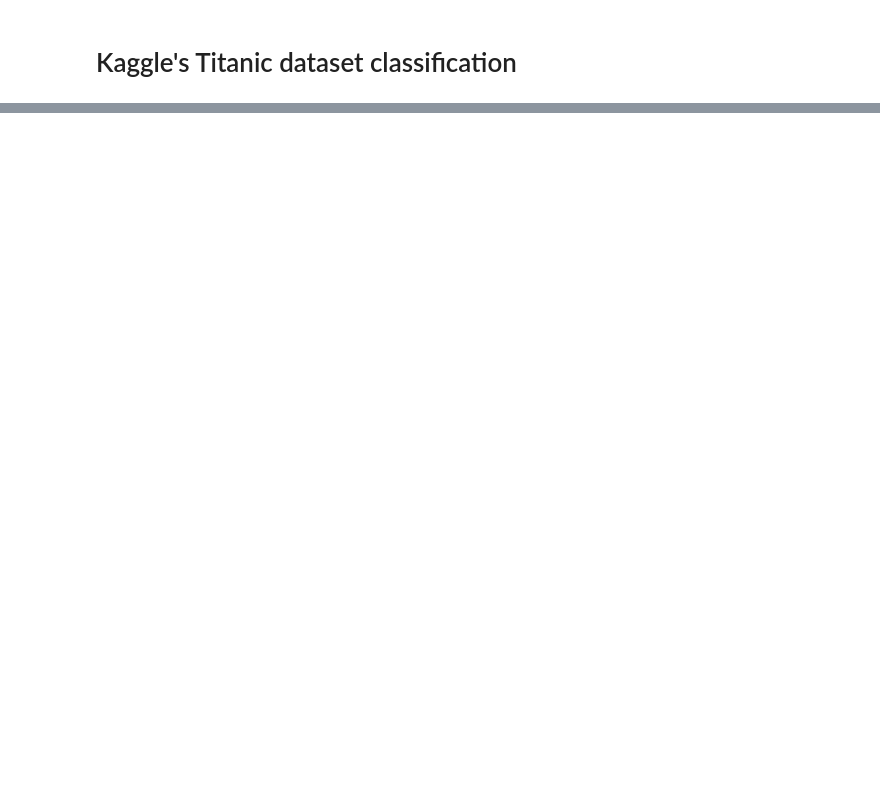
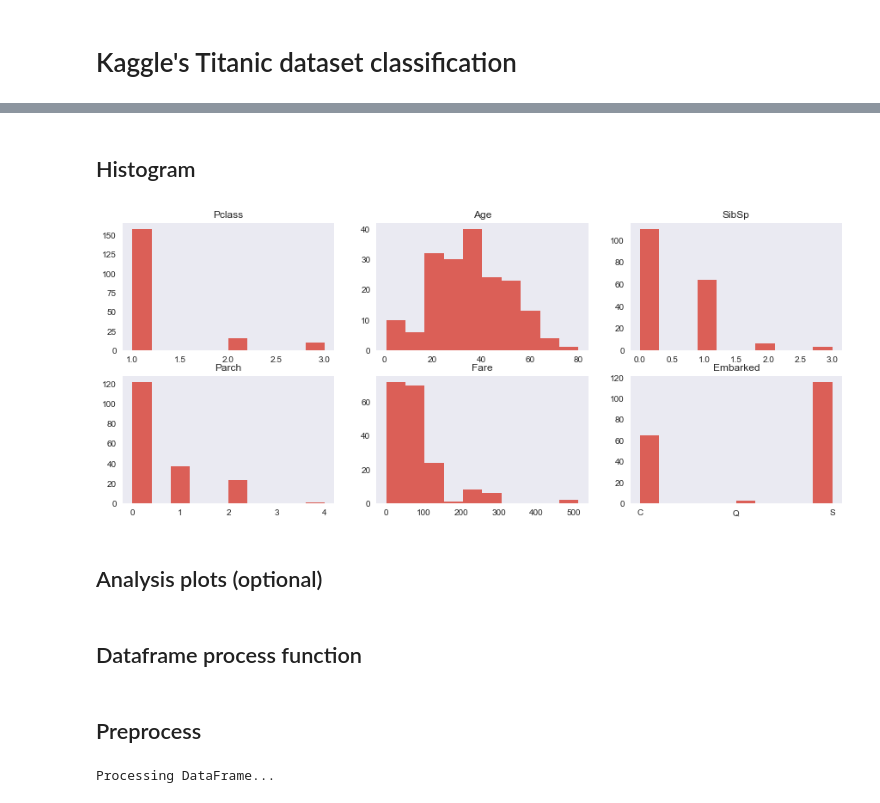
Before and after one commit to jaltez/kaggle-titanic, a Jupyter notebook: code/titanic.ipynb, the cells around one changed output, grey strips where cells are left out. Drawn from its saved outputs; the diff is of its cells as text; code cells hidden in the pictures; blank space fills up the shorter version.

```diff
--- a/code/titanic.ipynb
+++ b/code/titanic.ipynb
@@ -119,7 +2,0 @@ Name: Survived, dtype: int64
-# %%
-# Histogram
-fig, axes = plt.subplots(2,3,figsize=(15,6))
-for ax, feature in itertools.izip_longest(axes.flatten(), ['Pclass', 'Age', 'SibSp', 'Parch', 'Fare']):
-    if(feature):
-        ax.hist(df.dropna()[feature])
-        ax.set_title(feature)
@@ -317,0 +141,12 @@ print survived
+# %% [markdown]
+## Histogram
+# %%
+fig, axes = plt.subplots(2,3,figsize=(15,6))
+for ax, feature in itertools.izip_longest(axes.flatten(), ['Pclass', 'Age', 'SibSp', 'Parch', 'Fare','Embarked']):
+    if(feature):
+        ax.hist(df.dropna()[feature])
+        ax.set_title(feature)
+# %% [output]
+[figure, added]
+# %% [markdown]
+## Analysis plots (optional)
@@ -317,0 +174,2 @@ print survived
+# %% [markdown]
+## Dataframe process function
@@ -317,0 +216,9 @@ print survived
+# %% [markdown]
+## Preprocess
+# %%
+print "Processing DataFrame..."
+df = processDataFrame(df[datacolumns])
+y  = df[labels]
+X  = df.drop(columns=labels)
+# %% [output]
+Processing DataFrame...
```
Also changed, not shown: parts of 52 cells of this notebook.
